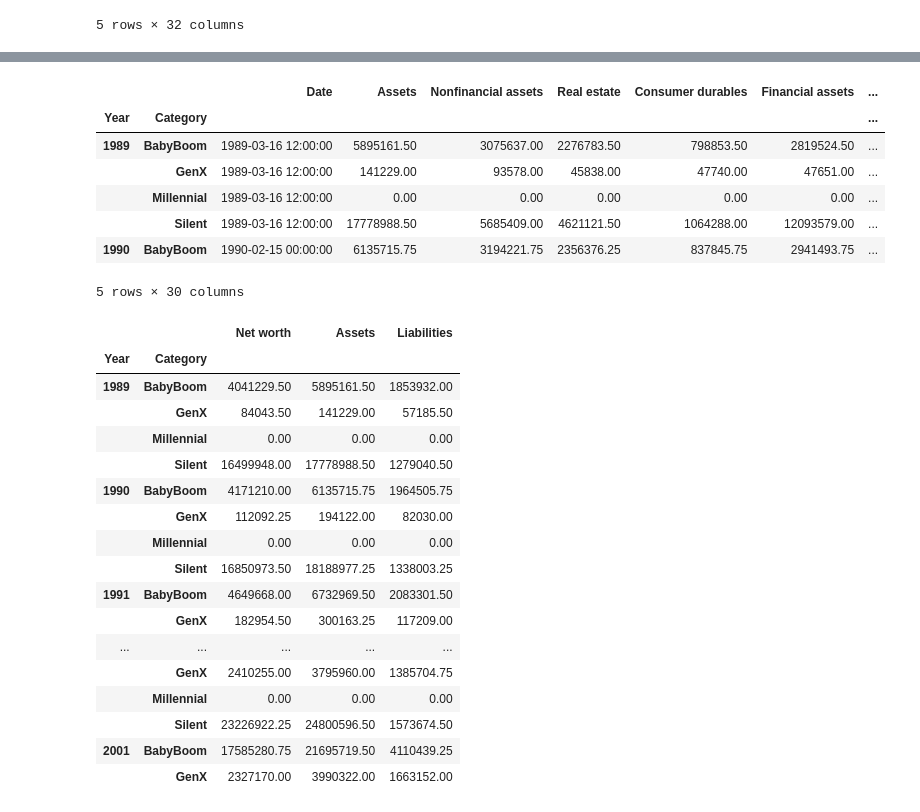
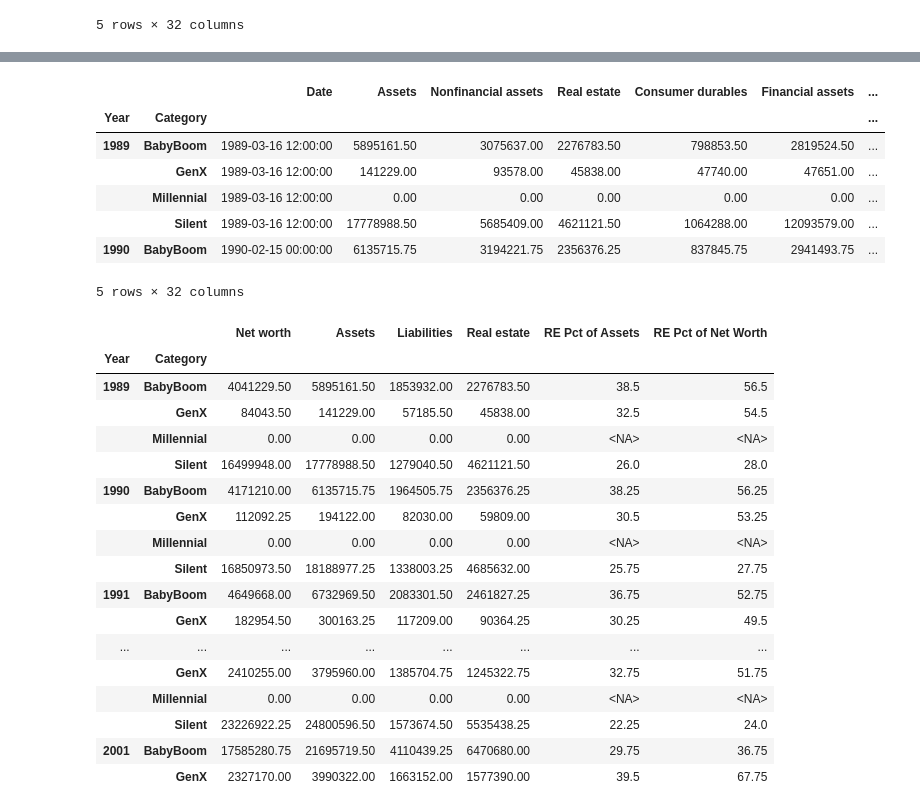
Before and after one commit to JCamp-12/AI-Project-1, a Jupyter notebook: generational_detail_analysis.ipynb, the cells around one changed output, grey strips where cells are left out. Cells and saved outputs as stored; diff of their text form; code cells hidden in the pictures.

```diff
--- a/generational_detail_analysis.ipynb
+++ b/generational_detail_analysis.ipynb
@@ -34,3 +56,13 @@ generation_levels_detail_df.head()
 | 3 | 1989-03-01 | Millennial | 0 | 0 | 0 | 0 | 0 | ... |
 | 4 | 1989-04-01 | Silent | 17908857 | 5722025 | 4654123 | 1067902 | 12186832 | ... |
 5 rows × 32 columns
+# %%
+# add column to calculate the % Real applies to Assets & New Worth
+generation_levels_detail_df['RE Pct of Assets'] = (generation_levels_detail_df['Real estate'] / generation_levels_detail_df['Assets']) * 100
+generation_levels_detail_df['RE Pct of Assets'] = generation_levels_detail_df['RE Pct of Assets'].round(0).astype('Int64')
+
+generation_levels_detail_df['RE Pct of Net Worth'] = (generation_levels_detail_df['Real estate'] / generation_levels_detail_df['Net worth']) * 100
+generation_levels_detail_df['RE Pct of Net Worth'] = generation_levels_detail_df['RE Pct of Net Worth'].round(0).astype('Int64')
+
+# Display the DataFrame
+generation_levels_detail_df.head()
@@ -52,27 +92,29 @@ gen_level_details_grouped.head()
 |  | Millennial | 1989-03-16 12:00:00 | 0.00 | 0.00 | 0.00 | 0.00 | 0.00 | ... |
 |  | Silent | 1989-03-16 12:00:00 | 17778988.50 | 5685409.00 | 4621121.50 | 1064288.00 | 12093579.00 | ... |
 | 1990 | BabyBoom | 1990-02-15 00:00:00 | 6135715.75 | 3194221.75 | 2356376.25 | 837845.75 | 2941493.75 | ... |
-5 rows × 30 columns
+5 rows × 32 columns
 # %%
 # Filter the DataFrame down only to those columns to chart
-gen_level_details_grouped = gen_level_details_grouped[['Net worth', "Assets", "Liabilities"]]
+gen_level_details_grouped = gen_level_details_grouped[["Net worth", "Assets", "Liabilities", "Real estate", "RE Pct of Assets", "RE Pct of Net Worth"]]
+# gen_level_details_grouped = gen_level_details_grouped[['Net worth', 'Assets', 'Liabilities', 'Real estate', 'RE Pct of Assets', 'RE Pct of Net Worth']]
 gen_level_details_grouped.head(50)
+# gen_level_details_grouped.loc[1990]
 # %% [output]
-|  |  | Net worth | Assets | Liabilities |
-| Year | Category |  |  |  |
-| 1989 | BabyBoom | 4041229.50 | 5895161.50 | 1853932.00 |
-|  | GenX | 84043.50 | 141229.00 | 57185.50 |
-|  | Millennial | 0.00 | 0.00 | 0.00 |
-|  | Silent | 16499948.00 | 17778988.50 | 1279040.50 |
-| 1990 | BabyBoom | 4171210.00 | 6135715.75 | 1964505.75 |
-|  | GenX | 112092.25 | 194122.00 | 82030.00 |
-|  | Millennial | 0.00 | 0.00 | 0.00 |
-|  | Silent | 16850973.50 | 18188977.25 | 1338003.25 |
-| 1991 | BabyBoom | 4649668.00 | 6732969.50 | 2083301.50 |
-|  | GenX | 182954.50 | 300163.25 | 117209.00 |
-| ... | ... | ... | ... | ... |
-|  | GenX | 2410255.00 | 3795960.00 | 1385704.75 |
-|  | Millennial | 0.00 | 0.00 | 0.00 |
-|  | Silent | 23226922.25 | 24800596.50 | 1573674.50 |
-| 2001 | BabyBoom | 17585280.75 | 21695719.50 | 4110439.25 |
-|  | GenX | 2327170.00 | 3990322.00 | 1663152.00 |
+|  |  | Net worth | Assets | Liabilities | Real estate | RE Pct of Assets | RE Pct of Net Worth |
+| Year | Category |  |  |  |  |  |  |
+| 1989 | BabyBoom | 4041229.50 | 5895161.50 | 1853932.00 | 2276783.50 | 38.5 | 56.5 |
+|  | GenX | 84043.50 | 141229.00 | 57185.50 | 45838.00 | 32.5 | 54.5 |
+|  | Millennial | 0.00 | 0.00 | 0.00 | 0.00 | <NA> | <NA> |
+|  | Silent | 16499948.00 | 17778988.50 | 1279040.50 | 4621121.50 | 26.0 | 28.0 |
+| 1990 | BabyBoom | 4171210.00 | 6135715.75 | 1964505.75 | 2356376.25 | 38.25 | 56.25 |
+|  | GenX | 112092.25 | 194122.00 | 82030.00 | 59809.00 | 30.5 | 53.25 |
+|  | Millennial | 0.00 | 0.00 | 0.00 | 0.00 | <NA> | <NA> |
+|  | Silent | 16850973.50 | 18188977.25 | 1338003.25 | 4685632.00 | 25.75 | 27.75 |
+| 1991 | BabyBoom | 4649668.00 | 6732969.50 | 2083301.50 | 2461827.25 | 36.75 | 52.75 |
+|  | GenX | 182954.50 | 300163.25 | 117209.00 | 90364.25 | 30.25 | 49.5 |
+| ... | ... | ... | ... | ... | ... | ... | ... |
+|  | GenX | 2410255.00 | 3795960.00 | 1385704.75 | 1245322.75 | 32.75 | 51.75 |
+|  | Millennial | 0.00 | 0.00 | 0.00 | 0.00 | <NA> | <NA> |
+|  | Silent | 23226922.25 | 24800596.50 | 1573674.50 | 5535438.25 | 22.25 | 24.0 |
+| 2001 | BabyBoom | 17585280.75 | 21695719.50 | 4110439.25 | 6470680.00 | 29.75 | 36.75 |
+|  | GenX | 2327170.00 | 3990322.00 | 1663152.00 | 1577390.00 | 39.5 | 67.75 |
```
Also changed, not shown: parts of 13 cells of this notebook.
